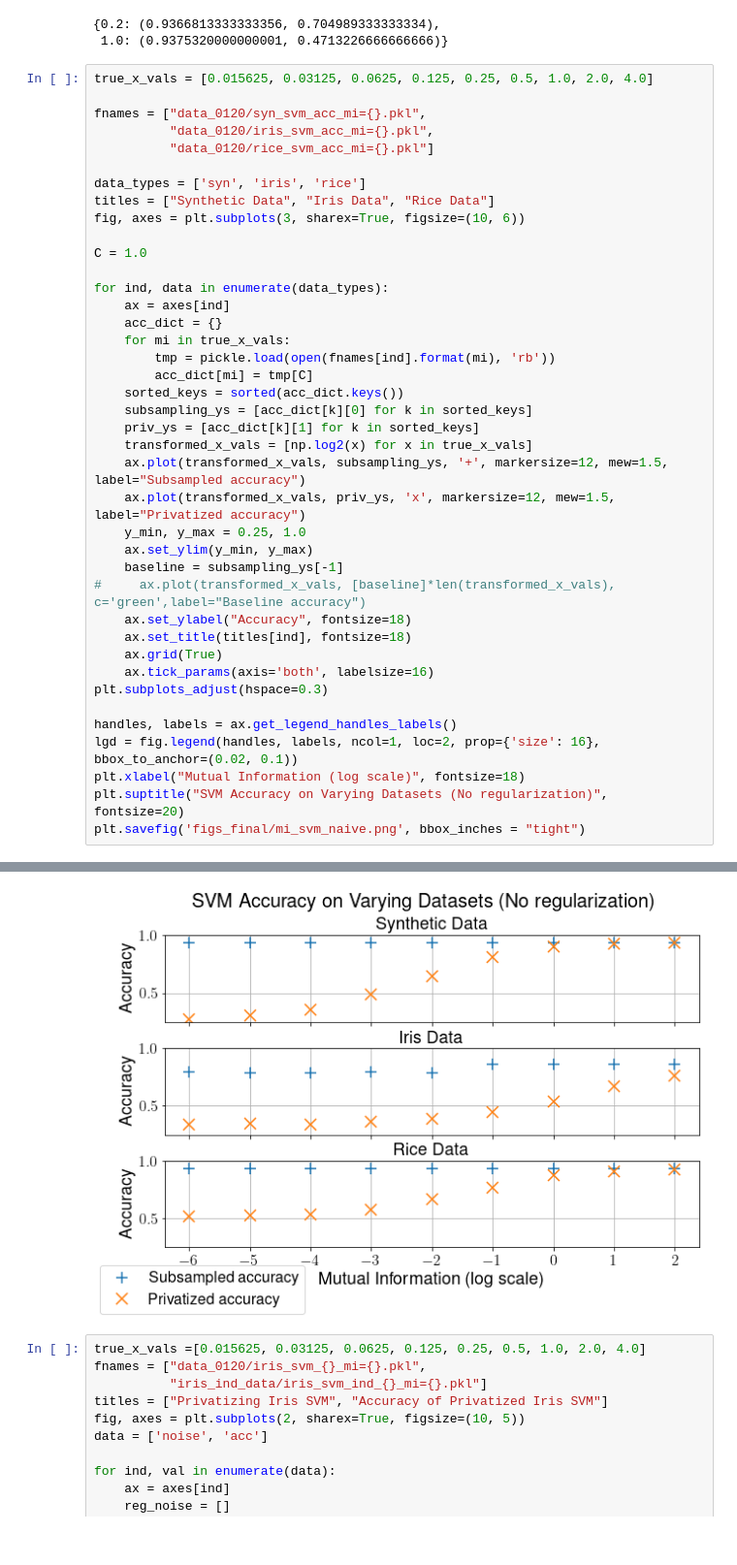
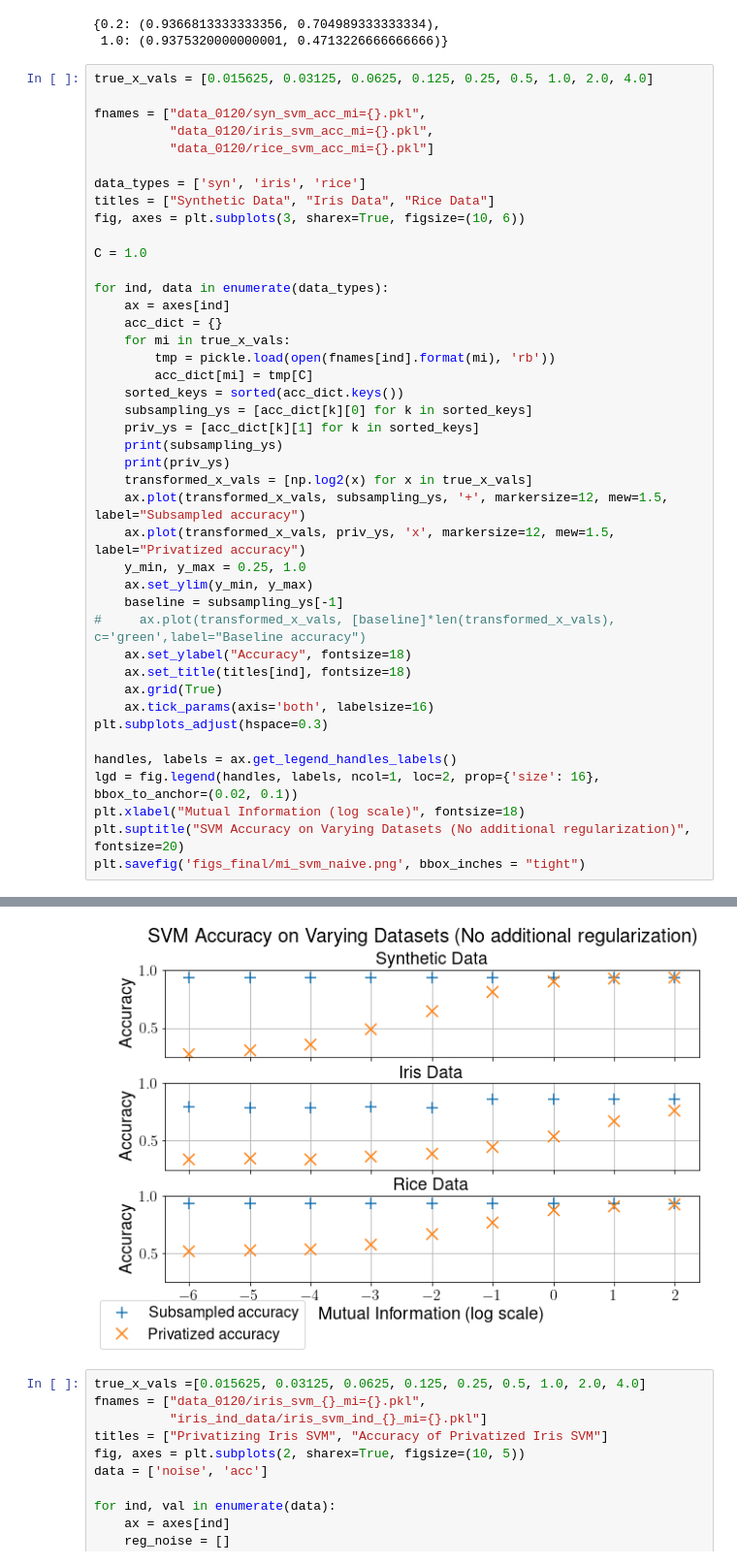
Before and after one commit to mayuri95/pac_algs, a Jupyter notebook: data viz (final).ipynb, the cells around one changed output, grey strips where cells are left out. Shown at 97% size. Drawn from its saved outputs; the diff is of its cells as text.

```diff
--- a/data viz (final).ipynb
+++ b/data viz (final).ipynb
@@ -165,6 +165,8 @@ for ind, data in enumerate(data_types):
     sorted_keys = sorted(acc_dict.keys())
     subsampling_ys = [acc_dict[k][0] for k in sorted_keys]
     priv_ys = [acc_dict[k][1] for k in sorted_keys]
+    print(subsampling_ys)
+    print(priv_ys)
     transformed_x_vals = [np.log2(x) for x in true_x_vals]
     ax.plot(transformed_x_vals, subsampling_ys, '+', markersize=12, mew=1.5, label="Subsampled accuracy")
     ax.plot(transformed_x_vals, priv_ys, 'x', markersize=12, mew=1.5, label="Privatized accuracy")
@@ -181,6 +183,6 @@ plt.subplots_adjust(hspace=0.3)
 handles, labels = ax.get_legend_handles_labels()
 lgd = fig.legend(handles, labels, ncol=1, loc=2, prop={'size': 16}, bbox_to_anchor=(0.02, 0.1))
 plt.xlabel("Mutual Information (log scale)", fontsize=18)
-plt.suptitle("SVM Accuracy on Varying Datasets (No regularization)", fontsize=20)
+plt.suptitle("SVM Accuracy on Varying Datasets (No additional regularization)", fontsize=20)
 plt.savefig('figs_final/mi_svm_naive.png', bbox_inches = "tight")
 # %% [output]
@@ -187,4 +195,4 @@ plt.savefig('figs_final/mi_svm_naive.png', bbox_inches = "tight")
-[figure, old version]
+[figure, new version]
 # %%
 true_x_vals =[0.015625, 0.03125, 0.0625, 0.125, 0.25, 0.5, 1.0, 2.0, 4.0]
 fnames = ["data_0120/iris_svm_{}_mi={}.pkl",
```
Also changed, not shown: parts of 11 cells of this notebook, 4 other files.
